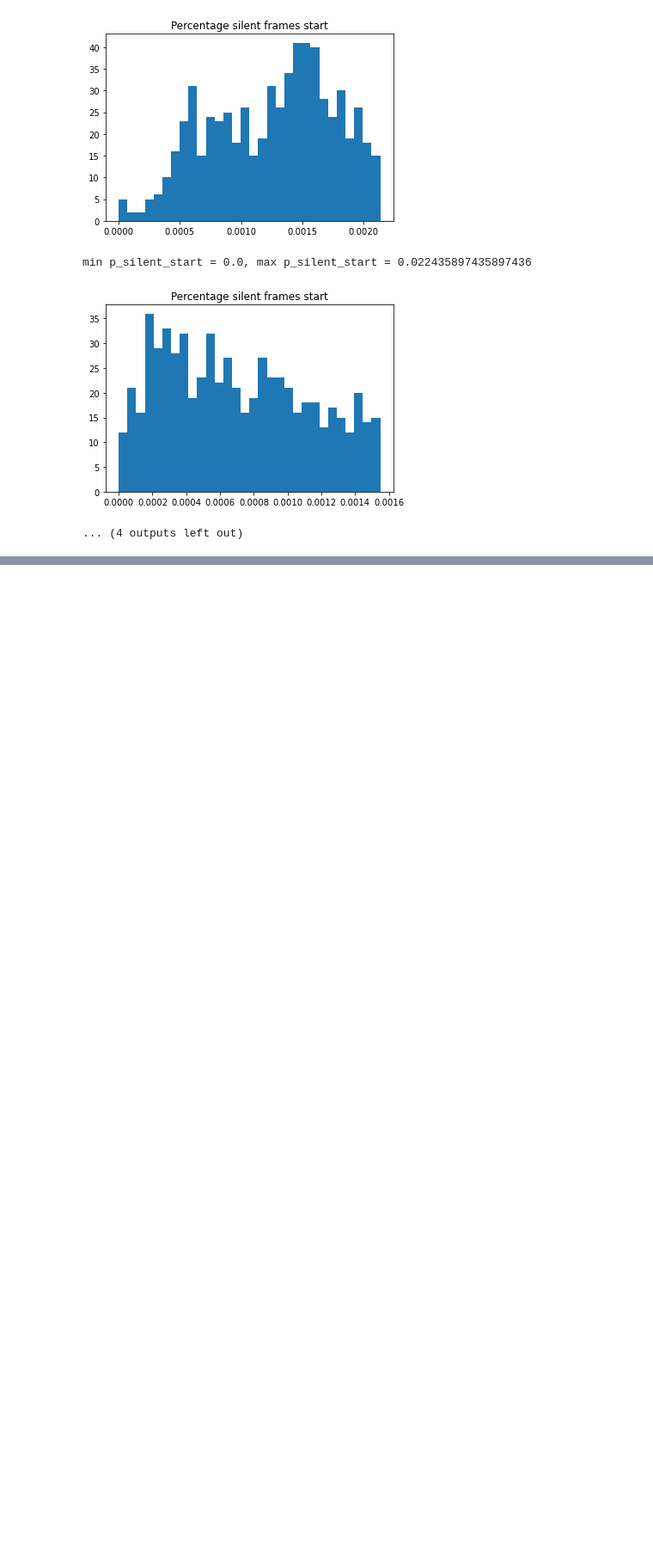
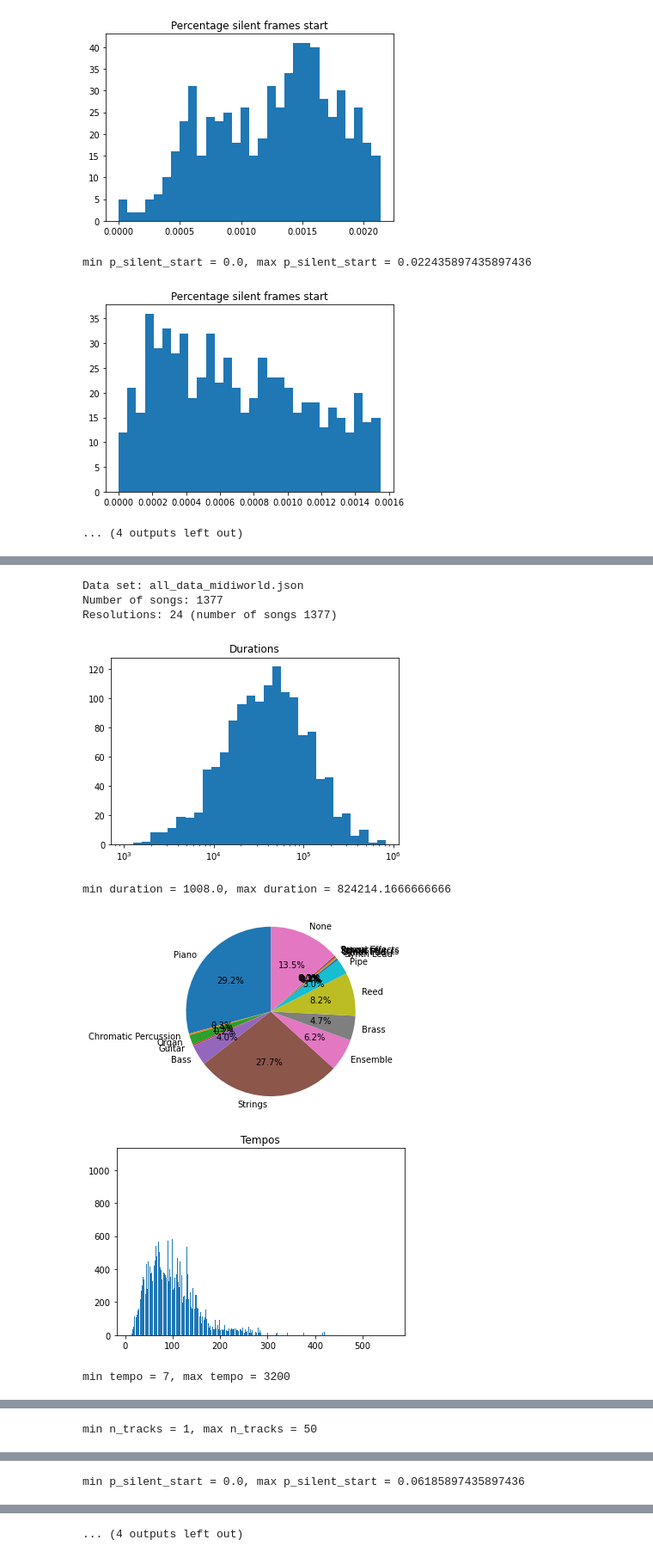
Before and after one commit to kcoost/AI_Music, a Jupyter notebook: plots.ipynb, the cells around one changed output, grey strips where cells are left out. Shown: that part at 86% size. Saved outputs shown, nothing was run; the diff lists cells and outputs as text; code cells hidden in the pictures; blank space fills up the shorter version.

```diff
--- a/plots.ipynb
+++ b/plots.ipynb
@@ -218,0 +248,11 @@ min p_silent_start = 0.0, max p_silent_start = 0.022435897435897436
+# %%
+plot_all('all_data_midiworld.json')
+# %% [output]
+Data set: all_data_midiworld.json
+Number of songs: 1377
+Resolutions: 24 (number of songs 1377)
+[figure, added]
+min duration = 1008.0, max duration = 824214.1666666666
+[figure, added]
+[figure, added]
+min tempo = 7, max tempo = 3200
@@ -218,0 +260 @@ min p_silent_start = 0.0, max p_silent_start = 0.022435897435897436
+min n_tracks = 1, max n_tracks = 50
@@ -218,0 +263 @@ min p_silent_start = 0.0, max p_silent_start = 0.022435897435897436
+min p_silent_start = 0.0, max p_silent_start = 0.06185897435897436
@@ -218,0 +265 @@ min p_silent_start = 0.0, max p_silent_start = 0.022435897435897436
+... (4 outputs left out)
```
Also changed, not shown: parts of 7 cells of this notebook.
